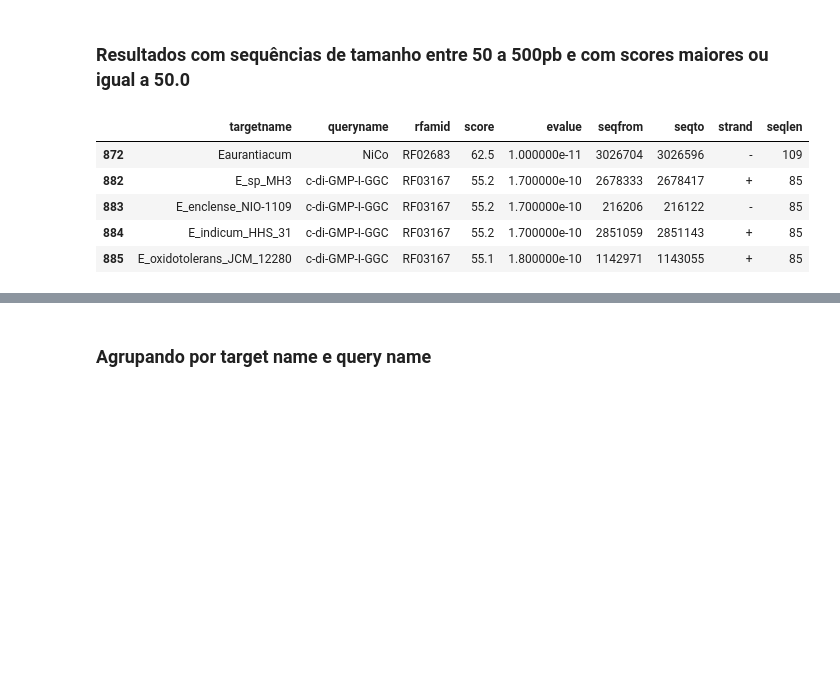
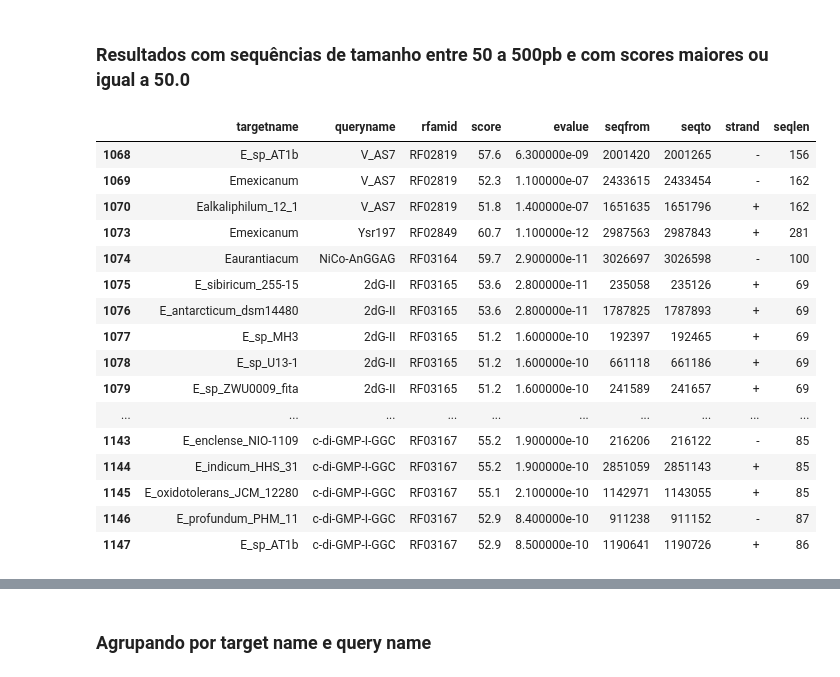
Before and after one commit to linocesar/data-infernal-result, a Jupyter notebook: notebook/infernal.ipynb, the cells around one changed output, grey strips where cells are left out. Drawn from its saved outputs; the diff is of its cells as text; code cells hidden in the pictures; blank space fills up the shorter version.

```diff
--- a/notebook/infernal.ipynb
+++ b/notebook/infernal.ipynb
@@ -16,7 +16,7 @@ def getFilter(threshould: str):
         #Resultados do cmsearch com os parâmetros: rfam e cut_ga
         return 'result-cutga.tab'
 # %%
-filtro = "cut_ga"
+filtro = "evalue"
 filename = path + getFilter(filtro)
 # %%
 dados = pd.read_csv(filename, delimiter=r"\s+", names=colunas, header=None)
@@ -97,13 +138,24 @@ dados_filtrados = dados[(dados.seqlen >= 50) & (dados.seqlen <= 500) & (dados.sc
 dados_filtrados.to_csv('/home/linocesar/Documentos/infernal/resultados/resultados-filtrados-' + filtro + '.csv',index=False)
 # %%
-dados_filtrados.tail()
+dados_filtrados.tail(20)
 # %% [output]
 |  | targetname | queryname | rfamid | score | evalue | seqfrom | seqto | strand | seqlen |
-| 872 | Eaurantiacum | NiCo | RF02683 | 62.5 | 1.000000e-11 | 3026704 | 3026596 | - | 109 |
-| 882 | E_sp_MH3 | c-di-GMP-I-GGC | RF03167 | 55.2 | 1.700000e-10 | 2678333 | 2678417 | + | 85 |
-| 883 | E_enclense_NIO-1109 | c-di-GMP-I-GGC | RF03167 | 55.2 | 1.700000e-10 | 216206 | 216122 | - | 85 |
-| 884 | E_indicum_HHS_31 | c-di-GMP-I-GGC | RF03167 | 55.2 | 1.700000e-10 | 2851059 | 2851143 | + | 85 |
-| 885 | E_oxidotolerans_JCM_12280 | c-di-GMP-I-GGC | RF03167 | 55.1 | 1.800000e-10 | 1142971 | 1143055 | + | 85 |
+| 1068 | E_sp_AT1b | V_AS7 | RF02819 | 57.6 | 6.300000e-09 | 2001420 | 2001265 | - | 156 |
+| 1069 | Emexicanum | V_AS7 | RF02819 | 52.3 | 1.100000e-07 | 2433615 | 2433454 | - | 162 |
+| 1070 | Ealkaliphilum_12_1 | V_AS7 | RF02819 | 51.8 | 1.400000e-07 | 1651635 | 1651796 | + | 162 |
+| 1073 | Emexicanum | Ysr197 | RF02849 | 60.7 | 1.100000e-12 | 2987563 | 2987843 | + | 281 |
+| 1074 | Eaurantiacum | NiCo-AnGGAG | RF03164 | 59.7 | 2.900000e-11 | 3026697 | 3026598 | - | 100 |
+| 1075 | E_sibiricum_255-15 | 2dG-II | RF03165 | 53.6 | 2.800000e-11 | 235058 | 235126 | + | 69 |
+| 1076 | E_antarcticum_dsm14480 | 2dG-II | RF03165 | 53.6 | 2.800000e-11 | 1787825 | 1787893 | + | 69 |
+| 1077 | E_sp_MH3 | 2dG-II | RF03165 | 51.2 | 1.600000e-10 | 192397 | 192465 | + | 69 |
+| 1078 | E_sp_U13-1 | 2dG-II | RF03165 | 51.2 | 1.600000e-10 | 661118 | 661186 | + | 69 |
+| 1079 | E_sp_ZWU0009_fita | 2dG-II | RF03165 | 51.2 | 1.600000e-10 | 241589 | 241657 | + | 69 |
+| ... | ... | ... | ... | ... | ... | ... | ... | ... | ... |
+| 1143 | E_enclense_NIO-1109 | c-di-GMP-I-GGC | RF03167 | 55.2 | 1.900000e-10 | 216206 | 216122 | - | 85 |
+| 1144 | E_indicum_HHS_31 | c-di-GMP-I-GGC | RF03167 | 55.2 | 1.900000e-10 | 2851059 | 2851143 | + | 85 |
+| 1145 | E_oxidotolerans_JCM_12280 | c-di-GMP-I-GGC | RF03167 | 55.1 | 2.100000e-10 | 1142971 | 1143055 | + | 85 |
+| 1146 | E_profundum_PHM_11 | c-di-GMP-I-GGC | RF03167 | 52.9 | 8.400000e-10 | 911238 | 911152 | - | 87 |
+| 1147 | E_sp_AT1b | c-di-GMP-I-GGC | RF03167 | 52.9 | 8.500000e-10 | 1190641 | 1190726 | + | 86 |
 # %%
 print(f'Número de resultados/linhas: {dados_filtrados.shape[0]}')
 # %% [output]
```
Also changed, not shown: parts of 28 cells of this notebook.
